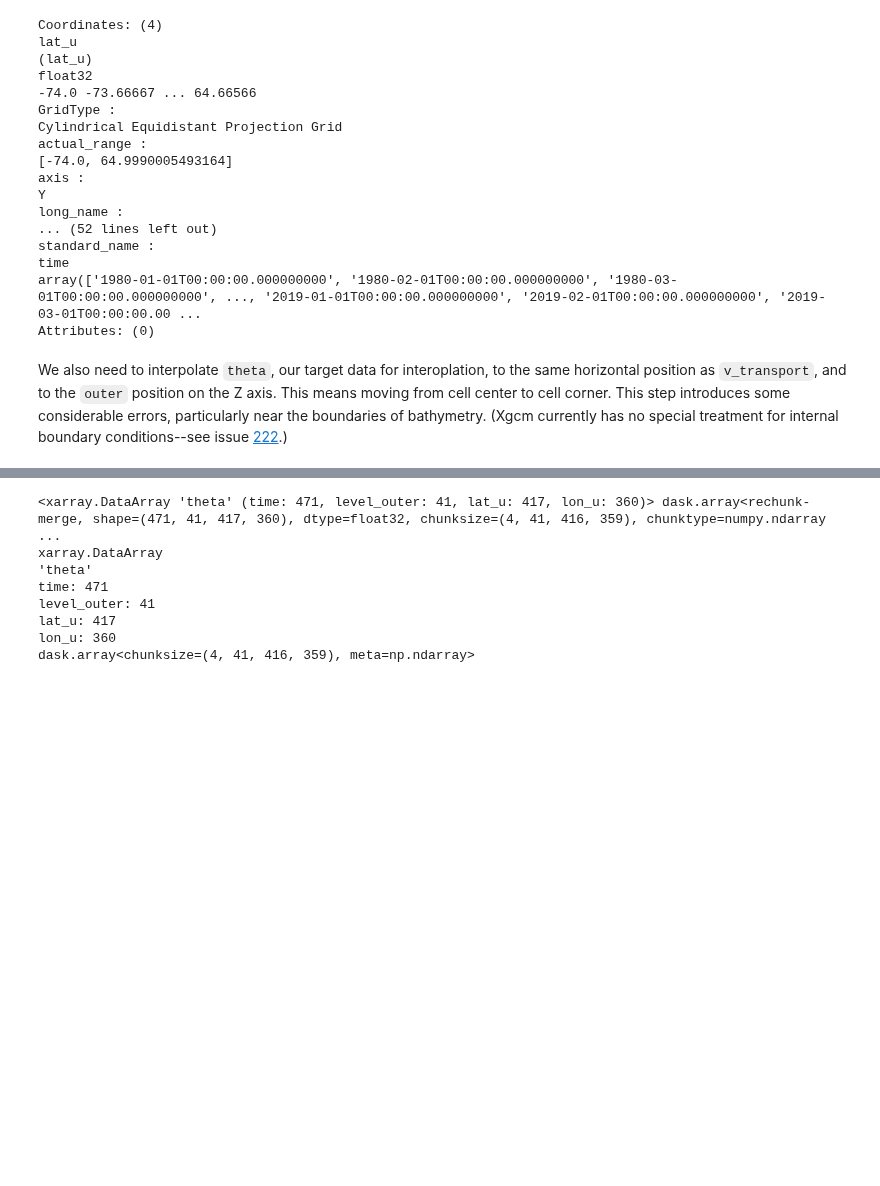
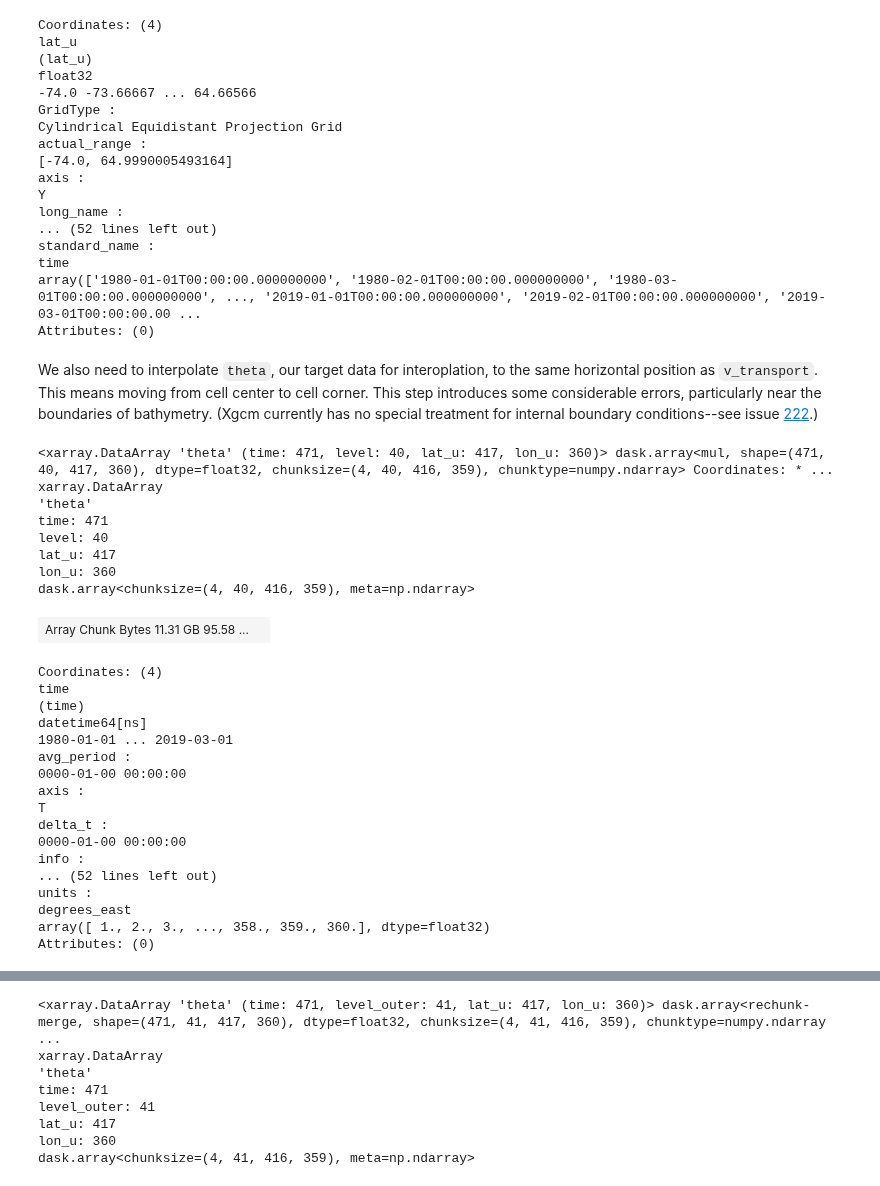
Before and after one commit to xgcm/xgcm, a Jupyter notebook: doc/transform.ipynb, the cells around one changed output, grey strips where cells are left out. Saved outputs shown, nothing was run; the diff lists cells and outputs as text; code cells hidden in the pictures; blank space fills up the shorter version.

```diff
--- a/doc/transform.ipynb
+++ b/doc/transform.ipynb
@@ -346,6 +345,36 @@ time
 array(['1980-01-01T00:00:00.000000000', '1980-02-01T00:00:00.000000000', '1980-03-01T00:00:00.000000000', ..., '2019-01-01T00:00:00.000000000', '2019-02-01T00:00:00.000000000', '2019-03-01T00:00:00.00 ...
 Attributes: (0)
 # %% [markdown]
-We also need to interpolate `theta`, our target data for interoplation, to the same horizontal position as `v_transport`, and to the `outer` position on the Z axis. This means moving from cell center to cell corner.
+We also need to interpolate `theta`, our target data for interoplation, to the same horizontal position as `v_transport`. This means moving from cell center to cell corner.
 This step introduces some considerable errors, particularly near the boundaries of bathymetry.
 (Xgcm currently has no special treatment for internal boundary conditions--see issue [222](https://github.com/xgcm/xgcm/issues/240).)
+# %%
+theta = grid.interp(theta,['X', 'Y'], boundary='extend').rename('theta')
+theta
+# %% [output]
+<xarray.DataArray 'theta' (time: 471, level: 40, lat_u: 417, lon_u: 360)> dask.array<mul, shape=(471, 40, 417, 360), dtype=float32, chunksize=(4, 40, 416, 359), chunktype=numpy.ndarray> Coordinates: * ...
+xarray.DataArray
+'theta'
+time: 471
+level: 40
+lat_u: 417
+lon_u: 360
+dask.array<chunksize=(4, 40, 416, 359), meta=np.ndarray>
+| Array Chunk Bytes 11.31 GB 95.58 ... |  |
+Coordinates: (4)
+time
+(time)
+datetime64[ns]
+1980-01-01 ... 2019-03-01
+avg_period :
+0000-01-00 00:00:00
+axis :
+T
+delta_t :
+0000-01-00 00:00:00
+info :
+... (52 lines left out)
+units :
+degrees_east
+array([ 1., 2., 3., ..., 358., 359., 360.], dtype=float32)
+Attributes: (0)
```
Also changed, not shown: parts of 20 cells of this notebook.
